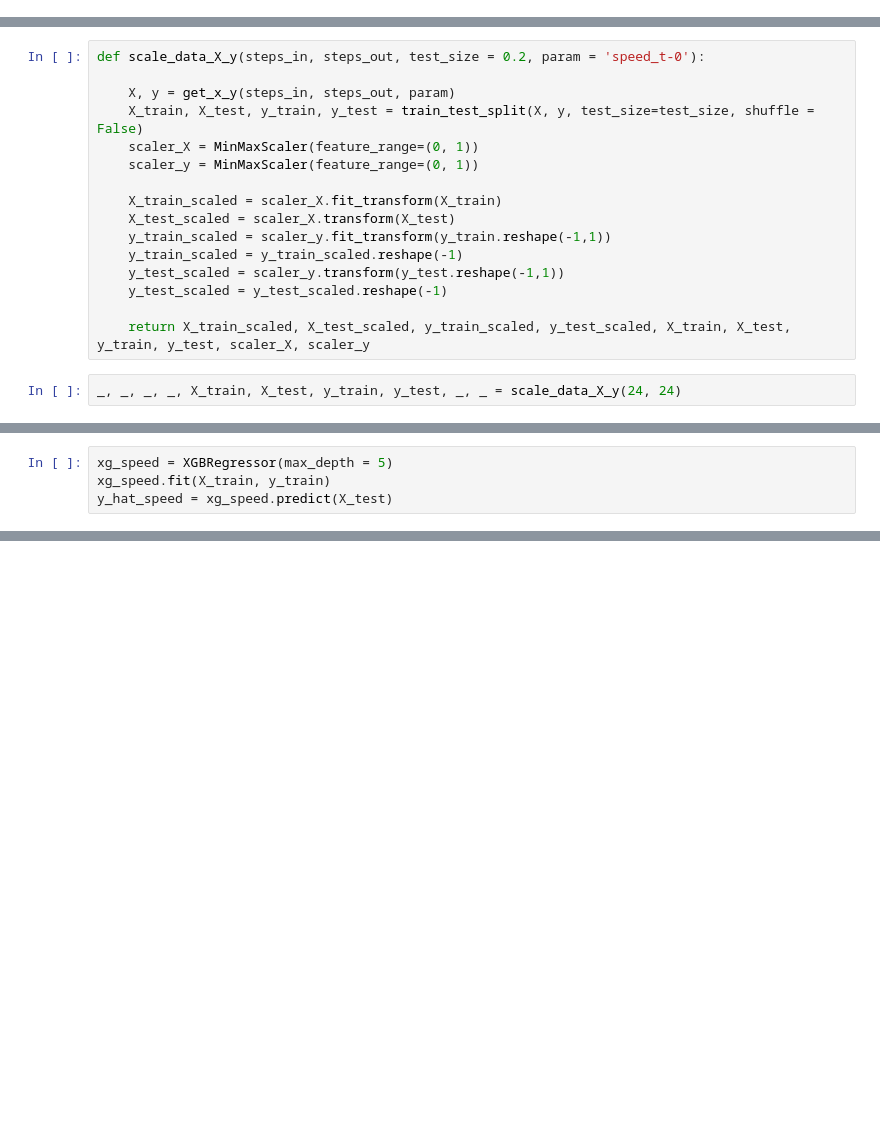
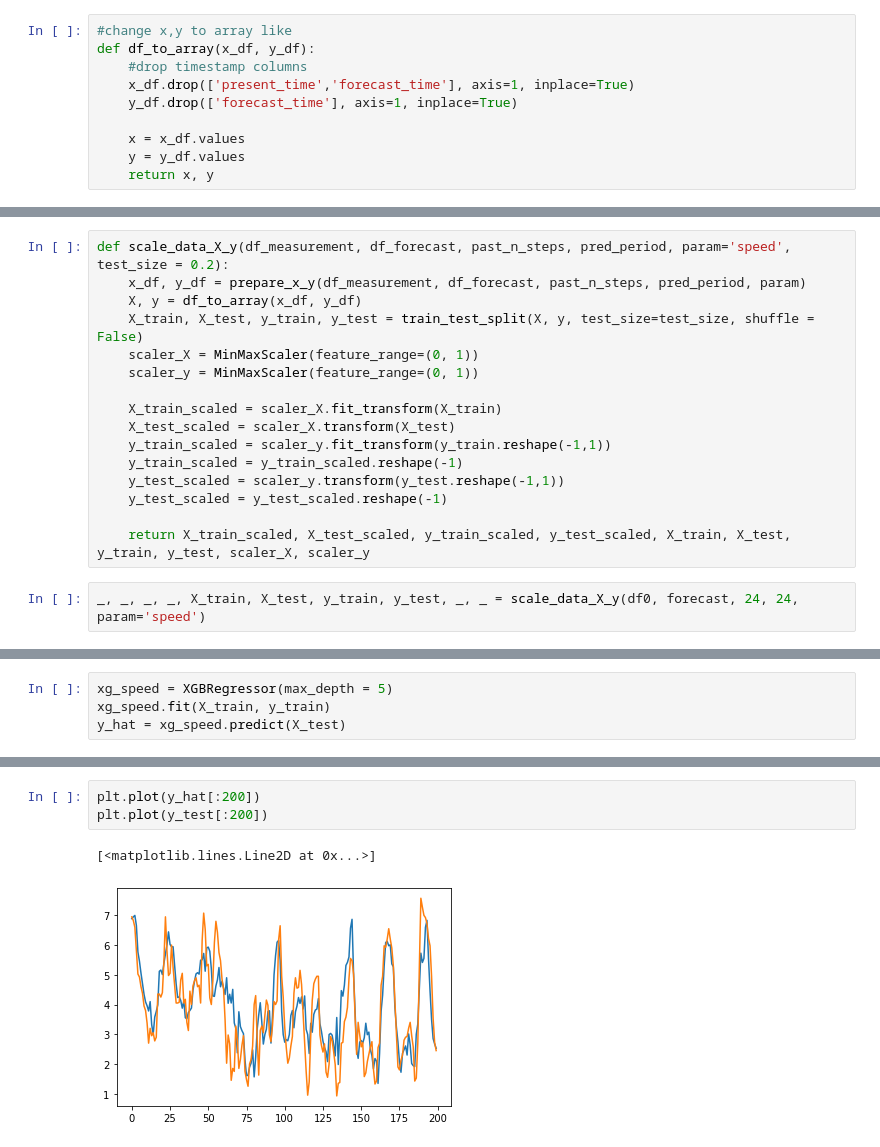
Before and after one commit to leobix/safi, a Jupyter notebook: data_processing.ipynb, the cells around one changed output, grey strips where cells are left out. Saved outputs shown, nothing was run; the diff lists cells and outputs as text; blank space fills up the shorter version.

```diff
--- a/data_processing.ipynb
+++ b/data_processing.ipynb
@@ -110,0 +88,10 @@ x.all()
+# %%
+#change x,y to array like
+def df_to_array(x_df, y_df):
+    #drop timestamp columns
+    x_df.drop(['present_time','forecast_time'], axis=1, inplace=True)
+    y_df.drop(['forecast_time'], axis=1, inplace=True)
+
+    x = x_df.values
+    y = y_df.values
+    return x, y
@@ -111,7 +188,7 @@ x.all()
 # %%
-def scale_data_X_y(steps_in, steps_out, test_size = 0.2, param = 'speed_t-0'):
-
-    X, y = get_x_y(steps_in, steps_out, param)
+def scale_data_X_y(df_measurement, df_forecast, past_n_steps, pred_period, param='speed', test_size = 0.2):
+    x_df, y_df = prepare_x_y(df_measurement, df_forecast, past_n_steps, pred_period, param)
+    X, y = df_to_array(x_df, y_df)
     X_train, X_test, y_train, y_test = train_test_split(X, y, test_size=test_size, shuffle = False)
     scaler_X = MinMaxScaler(feature_range=(0, 1))
     scaler_y = MinMaxScaler(feature_range=(0, 1))
@@ -125,4 +202,4 @@ def scale_data_X_y(steps_in, steps_out, test_size = 0.2, param = 'speed_t-0'):
 
     return X_train_scaled, X_test_scaled, y_train_scaled, y_test_scaled, X_train, X_test, y_train, y_test, scaler_X, scaler_y
 # %%
-_, _, _, _, X_train, X_test, y_train, y_test, _, _ = scale_data_X_y(24, 24)
+_, _, _, _, X_train, X_test, y_train, y_test, _, _ = scale_data_X_y(df0, forecast, 24, 24, param='speed')
@@ -136,4 +206,4 @@ smooth wind direction
 # %%
 xg_speed = XGBRegressor(max_depth = 5)
 xg_speed.fit(X_train, y_train)
-y_hat_speed = xg_speed.predict(X_test)
+y_hat = xg_speed.predict(X_test)
@@ -147,0 +216,6 @@ MAE speed is:  0.6939324695869339
+# %%
+plt.plot(y_hat[:200])
+plt.plot(y_test[:200])
+# %% [output]
+[<matplotlib.lines.Line2D at 0x...>]
+[figure, added]
```
Also changed, not shown: parts of 20 cells of this notebook, 4 other files.
